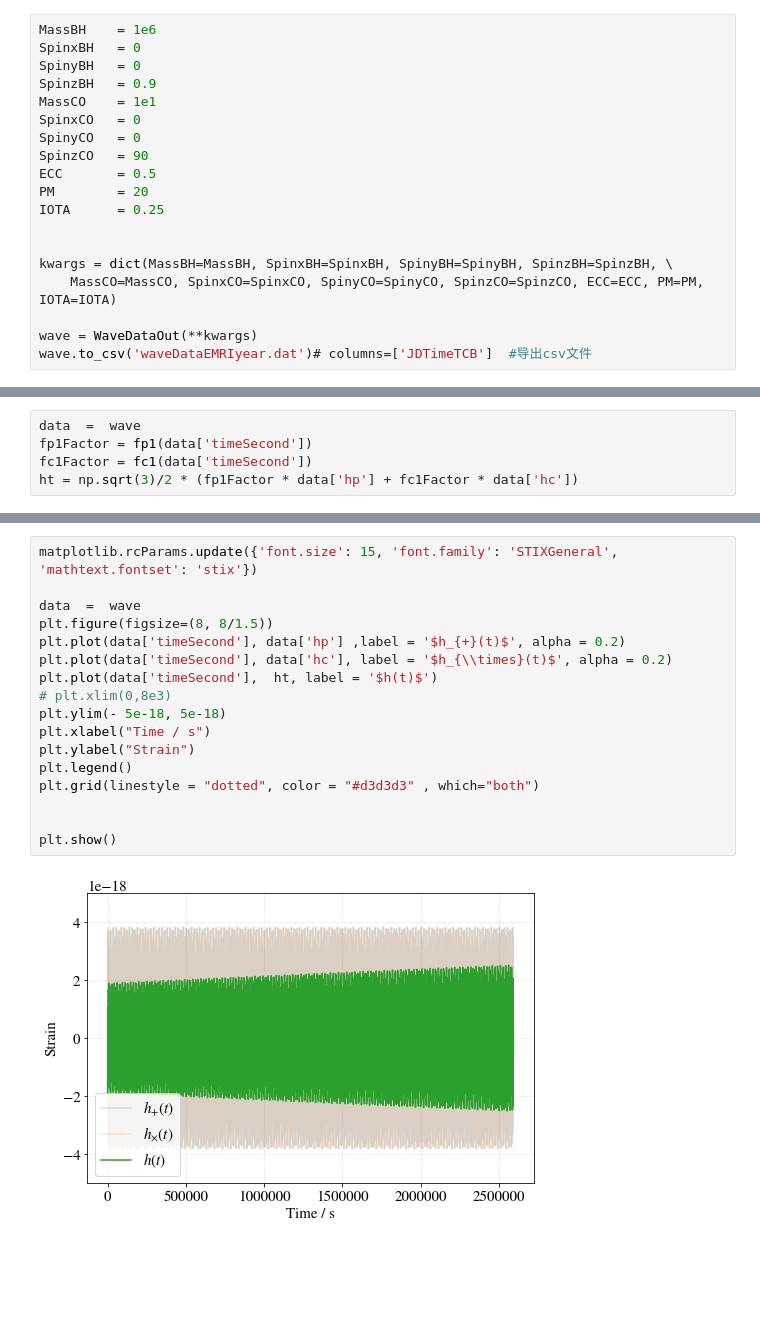
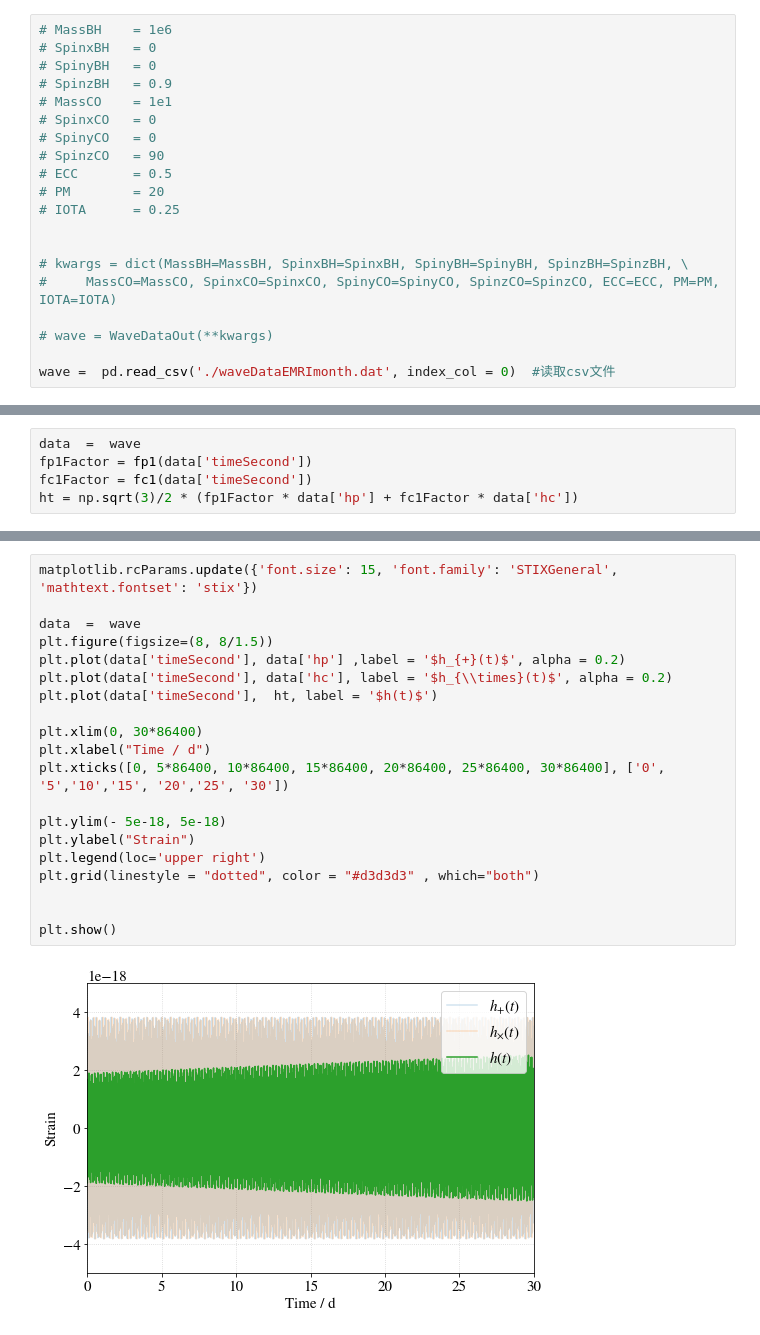
Before and after one commit to kelvin1020/taiji_simulation, a Jupyter notebook: Fplus&Fcross2waveform.ipynb, the cells around one changed output, grey strips where cells are left out. Cells and saved outputs as stored; diff of their text form; blank space fills up the shorter version.

```diff
--- a/Fplus&Fcross2waveform.ipynb
+++ b/Fplus&Fcross2waveform.ipynb
@@ -319,21 +333,22 @@ plt.show()
 # %% [output]
 [figure]
 # %%
-MassBH    = 1e6
-SpinxBH   = 0
-SpinyBH   = 0
-SpinzBH   = 0.9
-MassCO    = 1e1
-SpinxCO   = 0
-SpinyCO   = 0
-SpinzCO   = 90
-ECC       = 0.5
-PM        = 20
-IOTA      = 0.25
+# MassBH    = 1e6
+# SpinxBH   = 0
+# SpinyBH   = 0
+# SpinzBH   = 0.9
+# MassCO    = 1e1
+# SpinxCO   = 0
+# SpinyCO   = 0
+# SpinzCO   = 90
+# ECC       = 0.5
+# PM        = 20
+# IOTA      = 0.25
 
 
-kwargs = dict(MassBH=MassBH, SpinxBH=SpinxBH, SpinyBH=SpinyBH, SpinzBH=SpinzBH, \
-    MassCO=MassCO, SpinxCO=SpinxCO, SpinyCO=SpinyCO, SpinzCO=SpinzCO, ECC=ECC, PM=PM, IOTA=IOTA)
+# kwargs = dict(MassBH=MassBH, SpinxBH=SpinxBH, SpinyBH=SpinyBH, SpinzBH=SpinzBH, \
+#     MassCO=MassCO, SpinxCO=SpinxCO, SpinyCO=SpinyCO, SpinzCO=SpinzCO, ECC=ECC, PM=PM, IOTA=IOTA)
 
-wave = WaveDataOut(**kwargs)
-wave.to_csv('waveDataEMRIyear.dat')# columns=['JDTimeTCB']  #导出csv文件
+# wave = WaveDataOut(**kwargs)
+
+wave =  pd.read_csv('./waveDataEMRImonth.dat', index_col = 0)  #读取csv文件
@@ -363,22 +375,25 @@ plt.show()
 # %%
 matplotlib.rcParams.update({'font.size': 15, 'font.family': 'STIXGeneral', 'mathtext.fontset': 'stix'})
 
 data  =  wave
 plt.figure(figsize=(8, 8/1.5))
 plt.plot(data['timeSecond'], data['hp'] ,label = '$h_{+}(t)$', alpha = 0.2)
 plt.plot(data['timeSecond'], data['hc'], label = '$h_{\\times}(t)$', alpha = 0.2)
 plt.plot(data['timeSecond'],  ht, label = '$h(t)$')
-# plt.xlim(0,8e3)
+
+plt.xlim(0, 30*86400)
+plt.xlabel("Time / d")
+plt.xticks([0, 5*86400, 10*86400, 15*86400, 20*86400, 25*86400, 30*86400], ['0', '5','10','15', '20','25', '30'])
+
 plt.ylim(- 5e-18, 5e-18)
-plt.xlabel("Time / s")
 plt.ylabel("Strain")
-plt.legend()
+plt.legend(loc='upper right')
 plt.grid(linestyle = "dotted", color = "#d3d3d3" , which="both")
 
 
 plt.show()
 # %% [output]
-[figure, old version]
+[figure, new version]
 # %%
 matplotlib.rcParams.update({'font.size': 15, 'font.family': 'STIXGeneral', 'mathtext.fontset': 'stix'})
 
```
Also changed, not shown: parts of 6 cells of this notebook, 4 other files.
